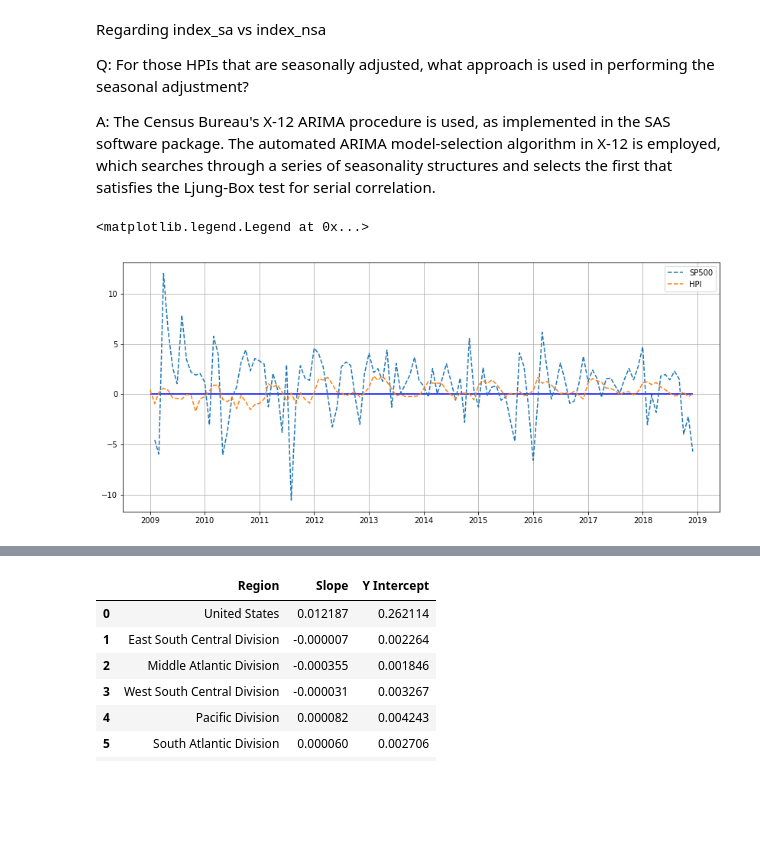
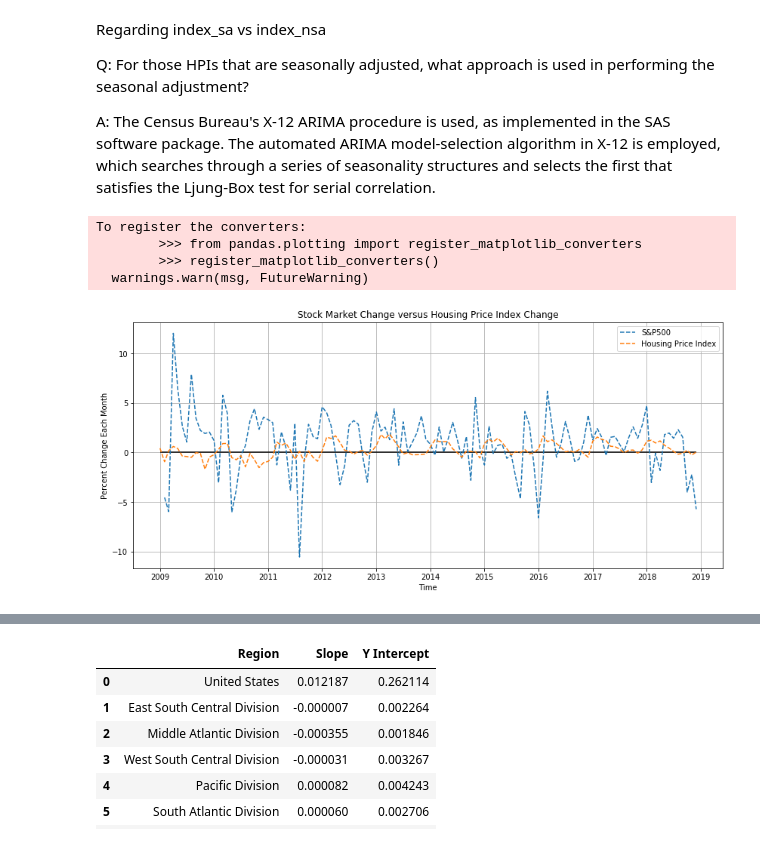
Before and after one commit to bagerson/Group10Project, a Jupyter notebook: Main.ipynb, the cells around one changed output, grey strips where cells are left out. Drawn from its saved outputs; the diff is of its cells as text; code cells hidden in the pictures; blank space fills up the shorter version.

Commit message:
some code for the over-time stuff done

```diff
--- a/Main.ipynb
+++ b/Main.ipynb
@@ -157,24 +157,29 @@ SP500_y = SP500_y.rename('SP500')
 # %%
 fig, ax = plt.subplots(figsize=(14,6))
 
 # plt.xkcd()
 plt.grid(which="both")
 
 #Put a horizontal line on the zero line
-plt.hlines(0, x_axis[0], x_axis[len(x_axis)-1], colors='b', linestyles="-")
+plt.hlines(0, x_axis[0], x_axis[len(x_axis)-1], colors='black', linestyles="-")
 
-# plt.plot_date(x_axis, DJIA_y,linewidth=1.5, linestyle="-.", marker="")
 
-# plt.plot_date(x_axis, NAS_y,linewidth=1.5, linestyle=":", marker="")
+sp500_hand, = ax.plot_date(x_axis, SP500_y,linewidth=1.5, linestyle="--", marker="", label="S&P500")
 
-ax.plot_date(x_axis, SP500_y,linewidth=1.5, linestyle="--", marker="")
+hpi_hand, = ax.plot_date(x_axis, HPI_y,linewidth=1.5, linestyle="--", marker="", label="Housing Price Index")
 
-ax.plot_date(x_axis, HPI_y,linewidth=1.5, linestyle="--", marker="")
+plt.xlabel("Time")
+plt.ylabel("Percent Change Each Month")
+plt.title("Stock Market Change versus Housing Price Index Change")
+plt.legend(handles=[sp500_hand, hpi_hand], loc="best")
 
-ax.legend()
+plt.savefig("Pictures/" + "Stock Market vs HPI")
 # %% [output]
-<matplotlib.legend.Legend at 0x...>
+To register the converters:
+        >>> from pandas.plotting import register_matplotlib_converters
+        >>> register_matplotlib_converters()
+  warnings.warn(msg, FutureWarning)
-[figure, old version]
+[figure, new version]
 # %%
 slopes = []
 intercepts = []
```
Also changed, not shown: parts of 4 cells of this notebook, 15 other files.
